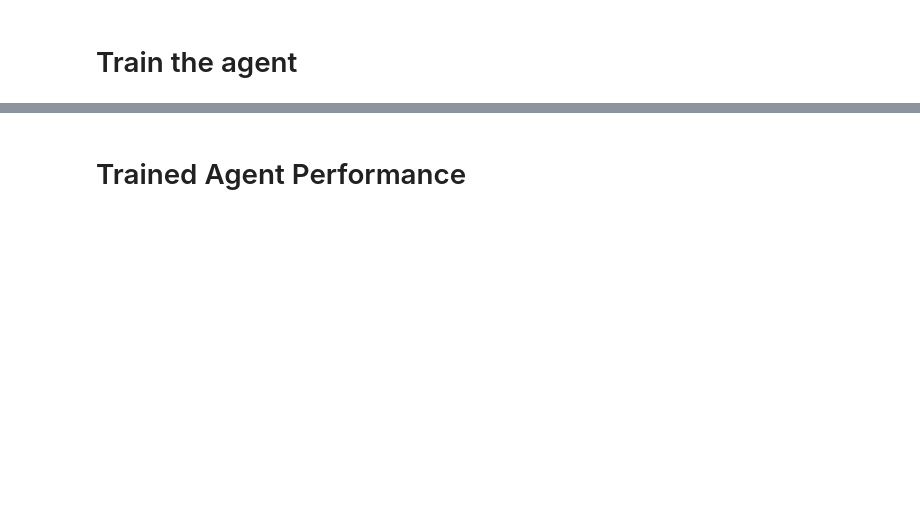
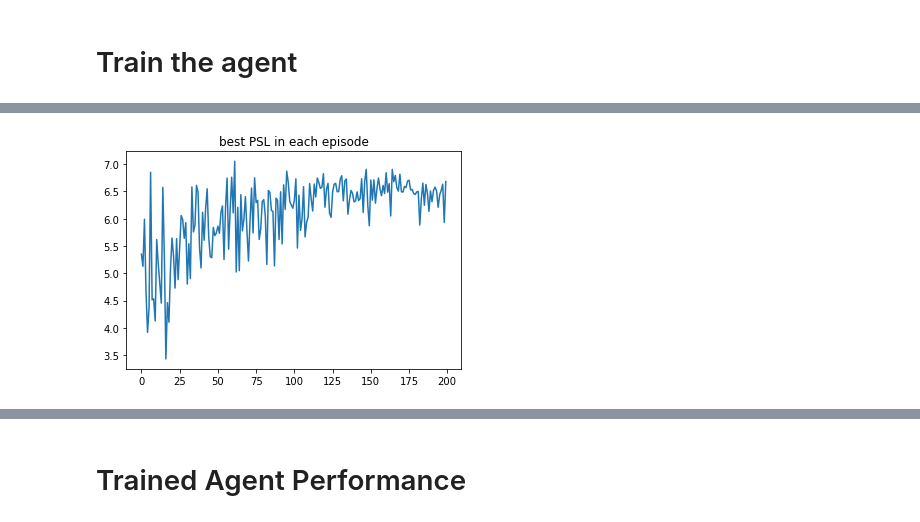
Before and after one commit to LOVGC/RL_Simple_Model, a Jupyter notebook: simple_model_for_testing_v2.ipynb, the cells around one changed output, grey strips where cells are left out. Saved outputs shown, nothing was run; the diff lists cells and outputs as text; code cells hidden in the pictures; blank space fills up the shorter version.

```diff
--- a/simple_model_for_testing_v2.ipynb
+++ b/simple_model_for_testing_v2.ipynb
@@ -315,6 +315,11 @@ radar_env.plot_psf_abs(radar_env.current_best_state)
 # Train the agent
 # %%
 # Train for 200 episodes
+
+# collect best state in each episode
+best_state_list = []
+best_PSL_list = []
+
 for _ in range(200):
     states = radar_env.reset()
     terminal = False
@@ -322,3 +327,6 @@ for _ in range(200):
         actions = agent.act(states=states)
         states, terminal, reward = radar_env.execute(actions=actions)
         agent.observe(terminal=terminal, reward=reward)
+
+    best_state_list.append(radar_env.current_best_state)
+    best_PSL_list.append(radar_env.current_best_PSL)
@@ -331,0 +346,6 @@ radar_env.plot_psf_abs(radar_env.current_best_state)
+# %%
+plt.plot(best_PSL_list)
+plt.title("best PSL in each episode")
+plt.show()
+# %% [output]
+[figure, added]
```
Also changed, not shown: parts of 6 cells of this notebook.
